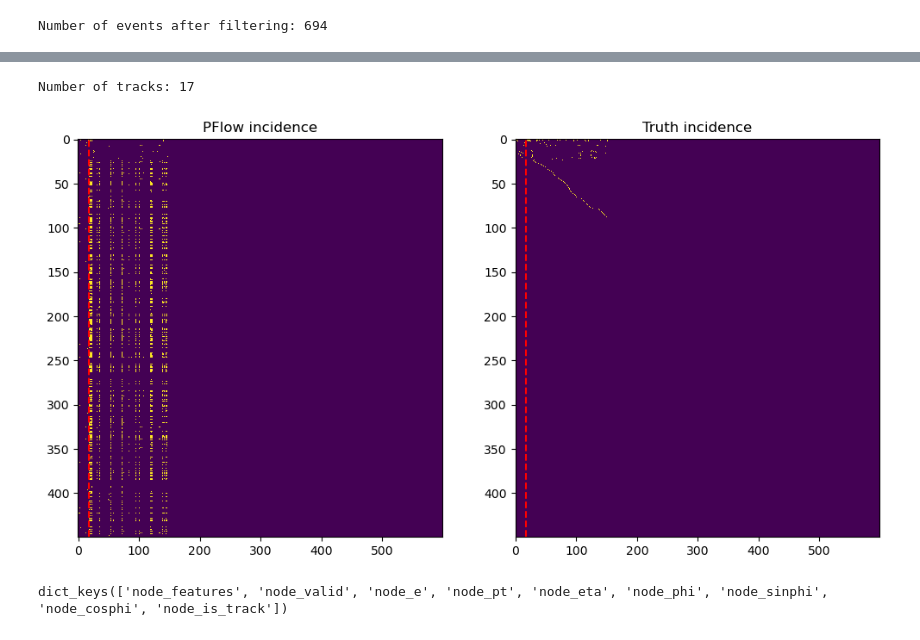
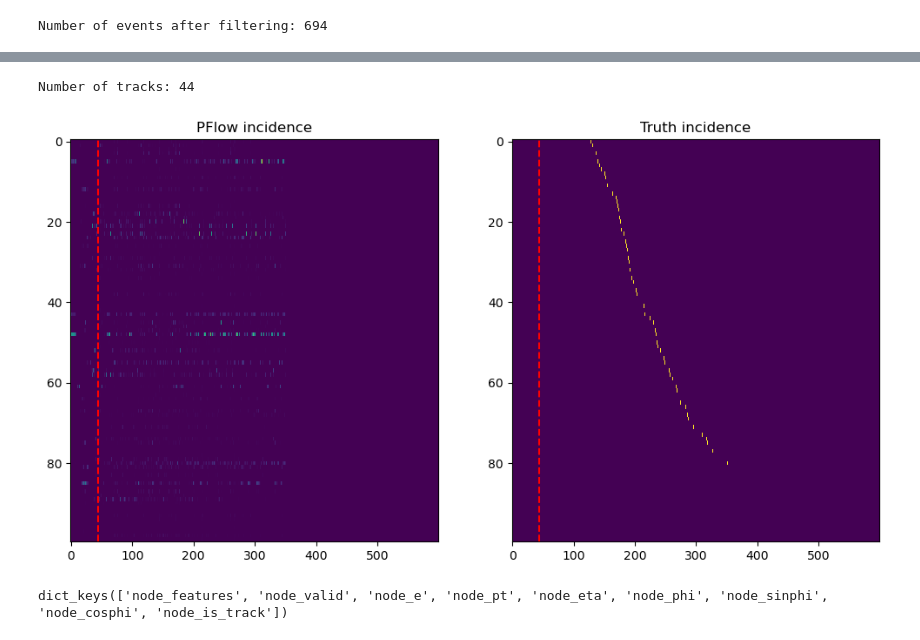
Before and after one commit to barakmarg/hepattn, a Jupyter notebook: src/hepattn/experiments/odd/notebook/odd_eval_test.ipynb, the cells around one changed output, grey strips where cells are left out. Saved outputs shown, nothing was run; the diff lists cells and outputs as text; code cells hidden in the pictures.

```diff
--- a/src/hepattn/experiments/odd/notebook/odd_eval_test.ipynb
+++ b/src/hepattn/experiments/odd/notebook/odd_eval_test.ipynb
@@ -199,39 +265,27 @@ def sigmoid(x, alpha=1):
 # %%
-idx = 0
+idx = 5
 fig, ax = plt.subplots(1, 2, figsize=(12, 6))
 node_mask = ds[idx][1]["node_valid"]
 n_tracks = ds.n_tracks[idx]
-is_track = ds[idx][1]["node_is_track"]
-
-# For predicted incidence: Use the selection function for charged particles
-charged_inc = select_charged_tracks(pflow_incidence[idx:idx+1], is_track.unsqueeze(0)).squeeze(0)
-
 ax[0].imshow(
-    charged_inc[:50, :n_tracks],  # Slice to show only tracks
+    (pflow_incidence[idx] * node_mask.unsqueeze(0).numpy())[100:200],
     interpolation="nearest",
     aspect="auto",
 )
 ax[0].axvline(n_tracks, color="red", linestyle="--")
-ax[0].set_title("PFlow incidence (charged selection, tracks only)")
-ax[0].set_xlabel("Track Index")
-ax[0].set_ylabel("Particle Index")
-
-# Truth incidence remains binary
+ax[0].set_title("PFlow incidence")
 ax[1].imshow(
-    truth_incidence_bool[idx][:50, :n_tracks],  # Slice to show only tracks
+    truth_incidence[idx][100:200],
     interpolation="nearest",
     aspect="auto",
 )
 ax[1].axvline(n_tracks, color="red", linestyle="--")
-ax[1].set_title("Truth incidence (tracks only)")
-ax[1].set_xlabel("Track Index")
-ax[1].set_ylabel("Particle Index")
-
+ax[1].set_title("Truth incidence")
 print("Number of tracks:", n_tracks)
 plt.show()
 # %% [output]
-Number of tracks: 17
+Number of tracks: 44
-[figure, old version]
+[figure, new version]
 # %%
 ds[0][0].keys()
 # %% [output]
```
Also changed, not shown: parts of 6 cells of this notebook, 3 other files.
